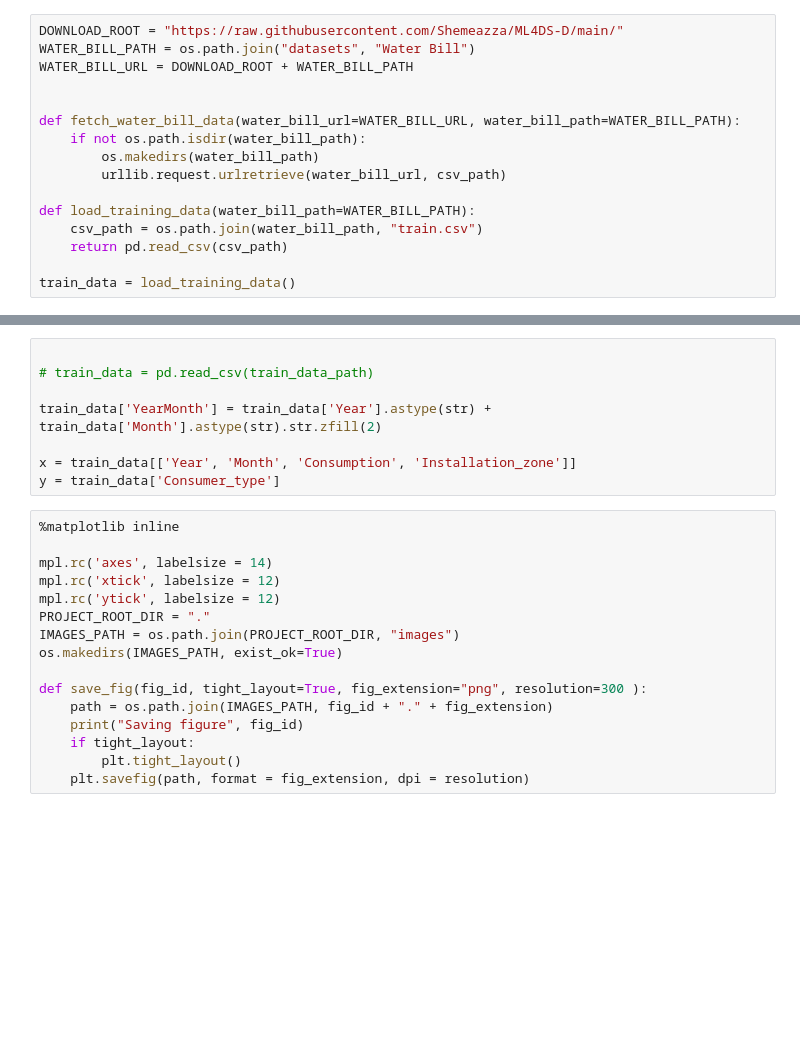
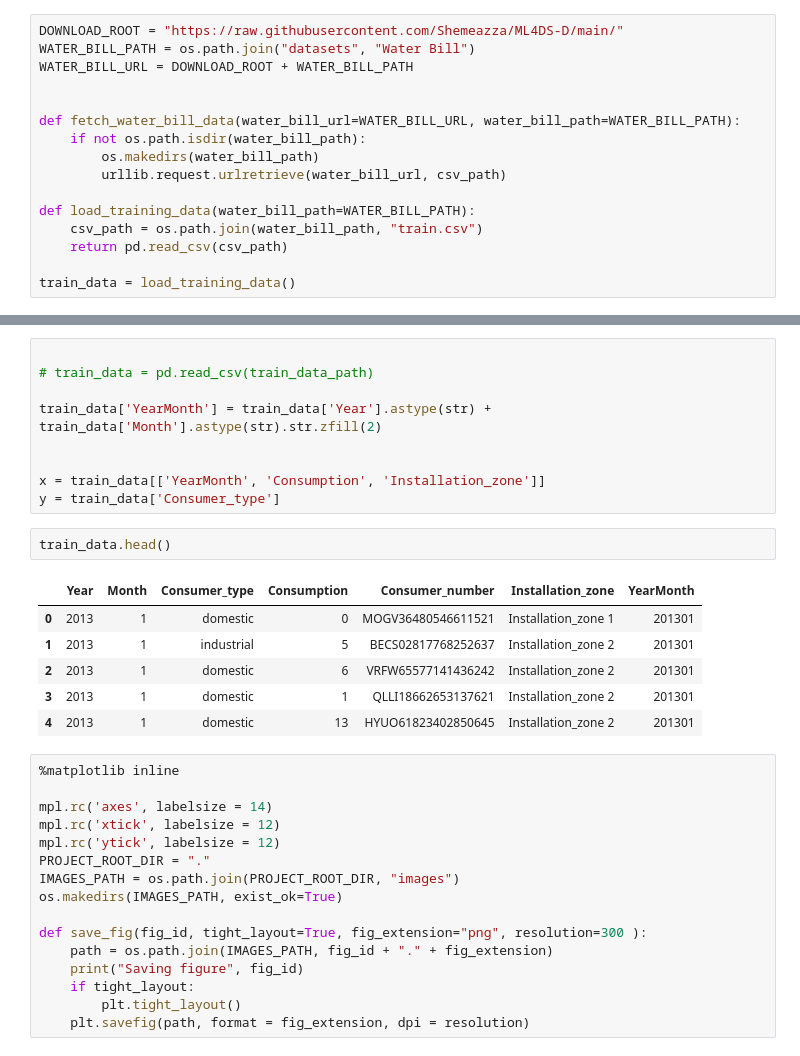
Before and after one commit to Shemeazza/ML4DS-D, a Jupyter notebook: Water.ipynb, the cells around one changed output, grey strips where cells are left out. Cells and saved outputs as stored; diff of their text form; blank space fills up the shorter version.

```diff
--- a/Water.ipynb
+++ b/Water.ipynb
@@ -32,8 +41,18 @@ train_data = load_training_data()
 
 train_data['YearMonth'] = train_data['Year'].astype(str) + train_data['Month'].astype(str).str.zfill(2)
 
-x = train_data[['Year', 'Month', 'Consumption', 'Installation_zone']]
+
+x = train_data[['YearMonth', 'Consumption', 'Installation_zone']]
 y = train_data['Consumer_type']
+# %%
+train_data.head()
+# %% [output]
+|  | Year | Month | Consumer_type | Consumption | Consumer_number | Installation_zone | YearMonth |
+| 0 | 2013 | 1 | domestic | 0 | MOGV36480546611521 | Installation_zone 1 | 201301 |
+| 1 | 2013 | 1 | industrial | 5 | BECS02817768252637 | Installation_zone 2 | 201301 |
+| 2 | 2013 | 1 | domestic | 6 | VRFW65577141436242 | Installation_zone 2 | 201301 |
+| 3 | 2013 | 1 | domestic | 1 | QLLI18662653137621 | Installation_zone 2 | 201301 |
+| 4 | 2013 | 1 | domestic | 13 | HYUO61823402850645 | Installation_zone 2 | 201301 |
 # %%
 %matplotlib inline
 
```
Also changed, not shown: parts of 13 cells of this notebook.
